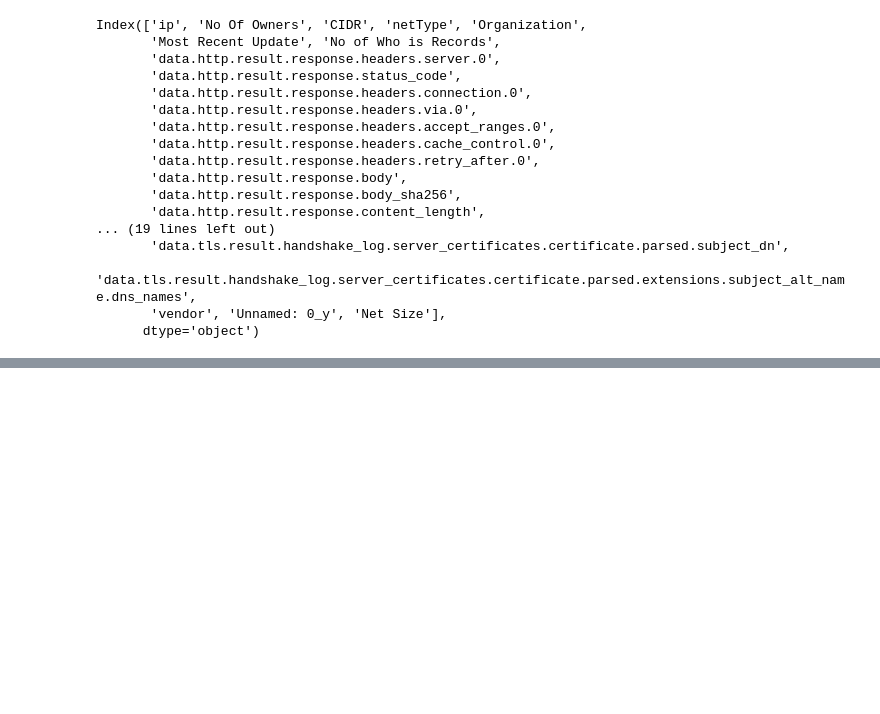
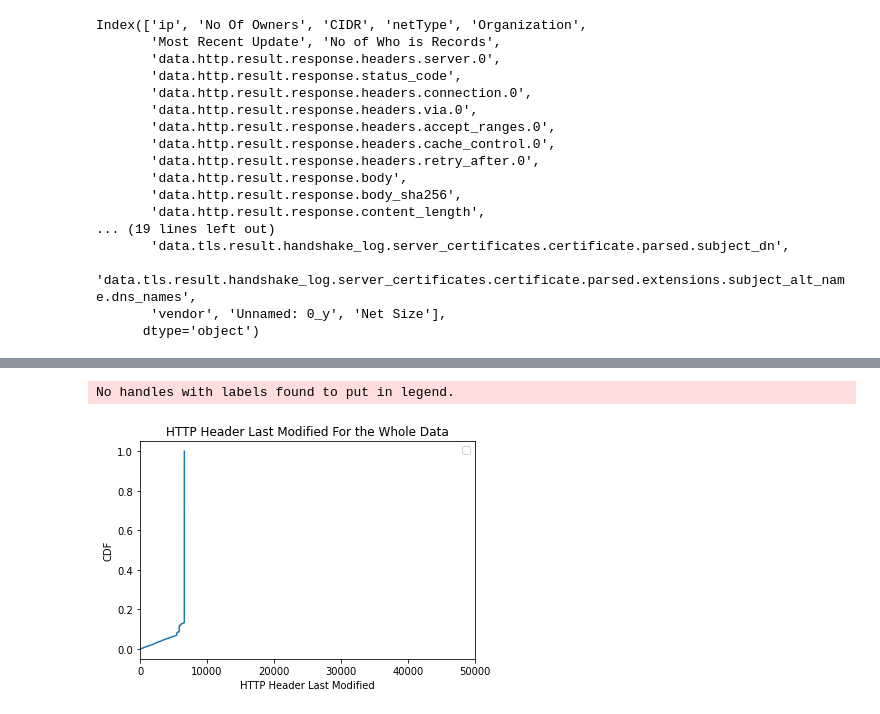
Before and after one commit to shnrndk/IP-Cat-Research, a Jupyter notebook: PDF_and_CDF_Create.ipynb, the cells around one changed output, grey strips where cells are left out. Saved outputs shown, nothing was run; the diff lists cells and outputs as text; code cells hidden in the pictures; blank space fills up the shorter version.

```diff
--- a/PDF_and_CDF_Create.ipynb
+++ b/PDF_and_CDF_Create.ipynb
@@ -237,0 +301,14 @@ plt.legend()
+# %%
+count, bins_count  = np.histogram(df['data.http.result.response.headers.last_modified.0'].values, bins=1000)
+pdf = count / sum(count)
+cdf = np.cumsum(pdf)
+plt.plot(bins_count[1:], cdf)
+plt.legend()
+plt.title('HTTP Header Last Modified For the Whole Data')
+plt.ylabel('CDF')
+plt.xlabel('HTTP Header Last Modified')
+plt.xlim(0,50000)
+plt.savefig('HTTP Header Last Modified Whole.png')
+# %% [output]
+No handles with labels found to put in legend.
+[figure, added]
```
Also changed, not shown: parts of 55 cells of this notebook.
